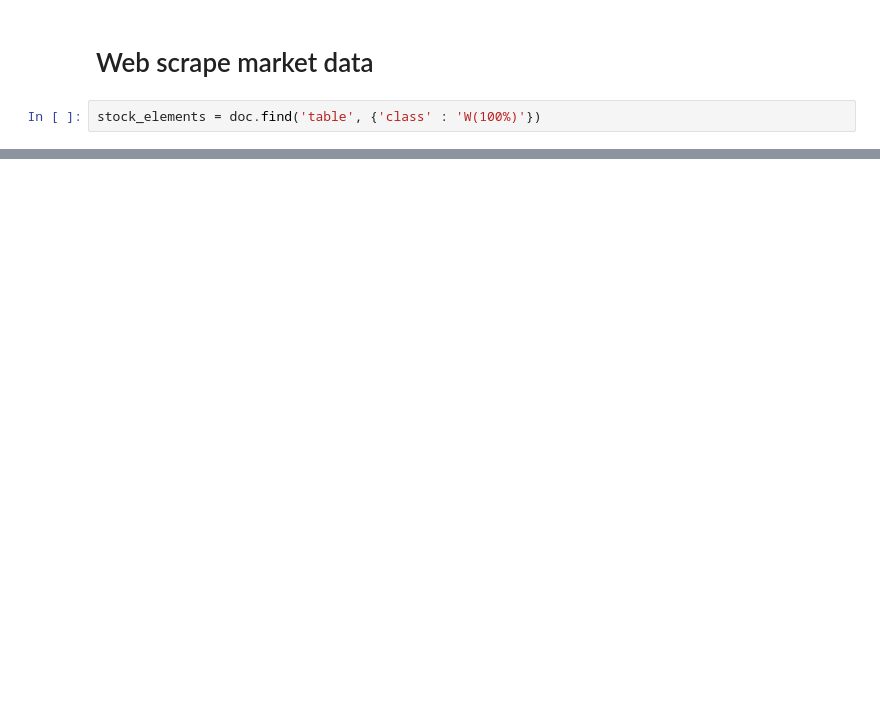
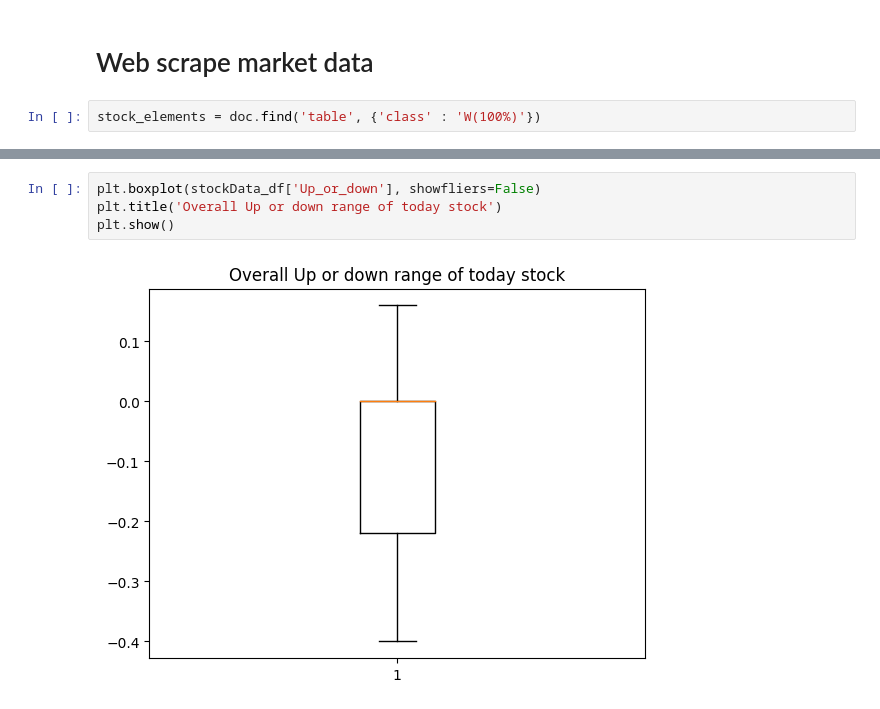
Before and after one commit to MabelChan2023/Crypto_analysis, a Jupyter notebook: WebScrapping.ipynb, the cells around one changed output, grey strips where cells are left out. Cells and saved outputs as stored; diff of their text form; blank space fills up the shorter version.

```diff
--- a/WebScrapping.ipynb
+++ b/WebScrapping.ipynb
@@ -132,0 +120,6 @@ df = pd.DataFrame(data, columns=columns)
+# %%
+plt.boxplot(stockData_df['Up_or_down'], showfliers=False)
+plt.title('Overall Up or down range of today stock')
+plt.show()
+# %% [output]
+[figure, added]
```
Also changed, not shown: parts of 10 cells of this notebook.
